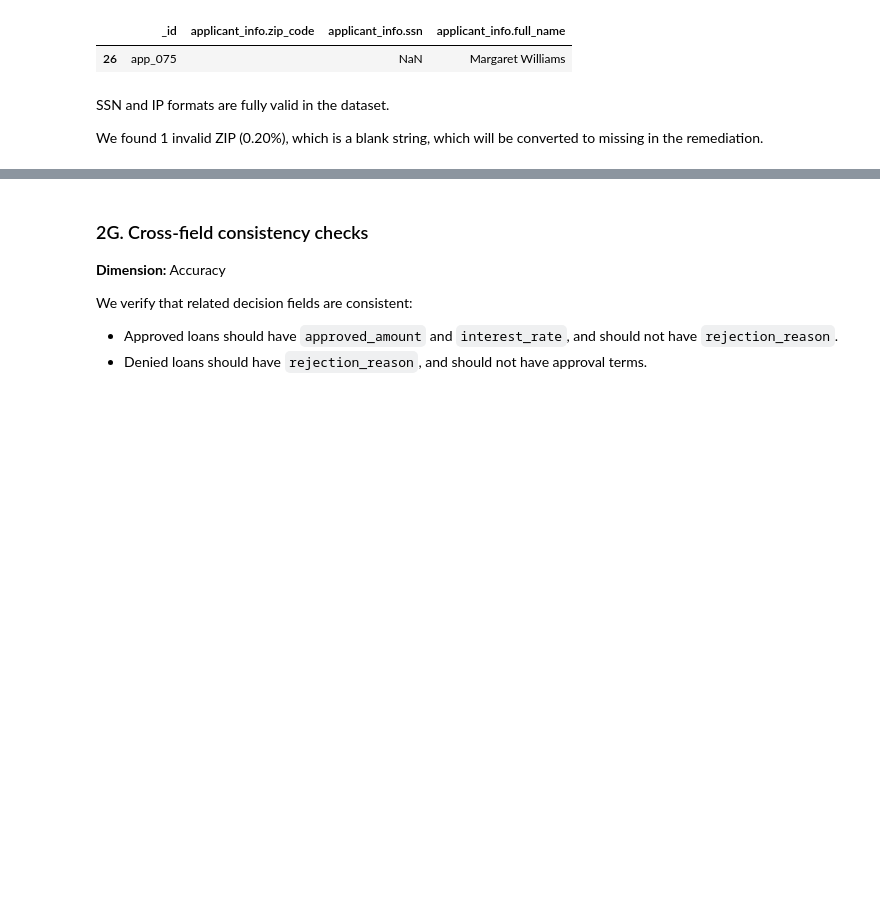
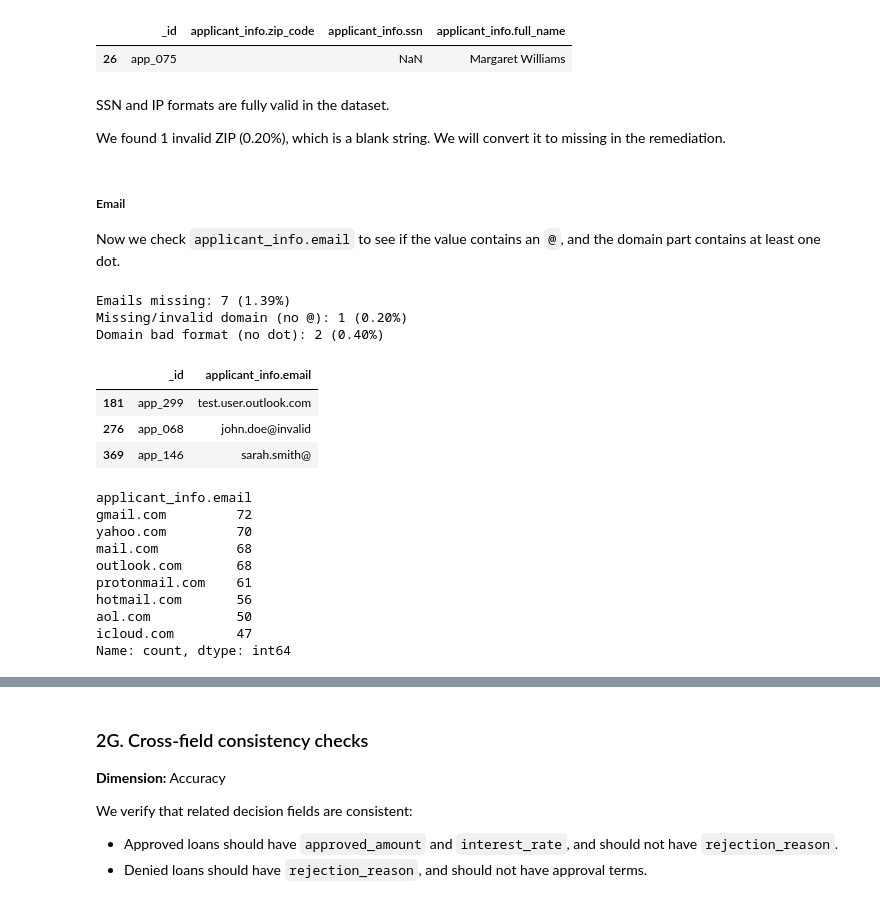
Before and after one commit to catarinapalma01/dego-project-team3, a Jupyter notebook: notebooks/01-data-quality.ipynb, the cells around one changed output, grey strips where cells are left out. Drawn from its saved outputs; the diff is of its cells as text; code cells hidden in the pictures; blank space fills up the shorter version.

```diff
--- a/notebooks/01-data-quality.ipynb
+++ b/notebooks/01-data-quality.ipynb
@@ -696,4 +771,52 @@ display(df_raw.loc[bad_zip_mask, ["_id", "applicant_info.zip_code", "applicant_i
 # %% [markdown]
 SSN and IP formats are fully valid in the dataset.
 
-We found 1 invalid ZIP (0.20%), which is a blank string, which will be converted to missing in the remediation.
+We found 1 invalid ZIP (0.20%), which is a blank string. We will convert it to missing in the remediation.
+# %% [markdown]
+##### Email
+
+Now we check `applicant_info.email` to see if the value contains an `@`, and the domain part contains at least one dot.
+# %%
+# Clean email column: cast to string, trim spaces, turn "" into missing
+email = df_raw["applicant_info.email"].astype("string").str.strip()
+email = email.replace({"": pd.NA})
+
+# Basic structure check: must contain "@"
+has_at = email.notna() & email.str.contains("@", na=False)
+
+# Extract domain (everything after "@") for rows that have "@"
+domain = email.where(has_at).str.split("@", n=1).str[1].str.lower().str.strip()
+
+# Define invalid cases we want to count
+missing_at  = email.notna() & ~has_at                              # no "@"
+bad_domain  = has_at & (~domain.str.contains(r"\.", na=False))     # domain has no dot
+empty_email = email.isna()
+
+print("Emails missing:", int(empty_email.sum()), f"({empty_email.mean()*100:.2f}%)")
+print("Missing/invalid domain (no @):", int(missing_at.sum()), f"({missing_at.mean()*100:.2f}%)")
+print("Domain bad format (no dot):", int(bad_domain.sum()), f"({bad_domain.mean()*100:.2f}%)")
+
+# Show examples of invalid cases
+display(df_raw.loc[missing_at | bad_domain, ["_id", "applicant_info.email"]].head(15))
+
+# Domain counts (valid only)
+valid_domain = has_at & ~bad_domain
+display(domain[valid_domain].value_counts().head(15))
+# %% [output]
+Emails missing: 7 (1.39%)
+Missing/invalid domain (no @): 1 (0.20%)
+Domain bad format (no dot): 2 (0.40%)
+|  | _id | applicant_info.email |
+| 181 | app_299 | test.user.outlook.com |
+| 276 | app_068 | john.doe@invalid |
+| 369 | app_146 | sarah.smith@ |
+applicant_info.email
+gmail.com         72
+yahoo.com         70
+mail.com          68
+outlook.com       68
+protonmail.com    61
+hotmail.com       56
+aol.com           50
+icloud.com        47
+Name: count, dtype: int64
```
Also changed, not shown: parts of 15 cells of this notebook, 1 other file.
